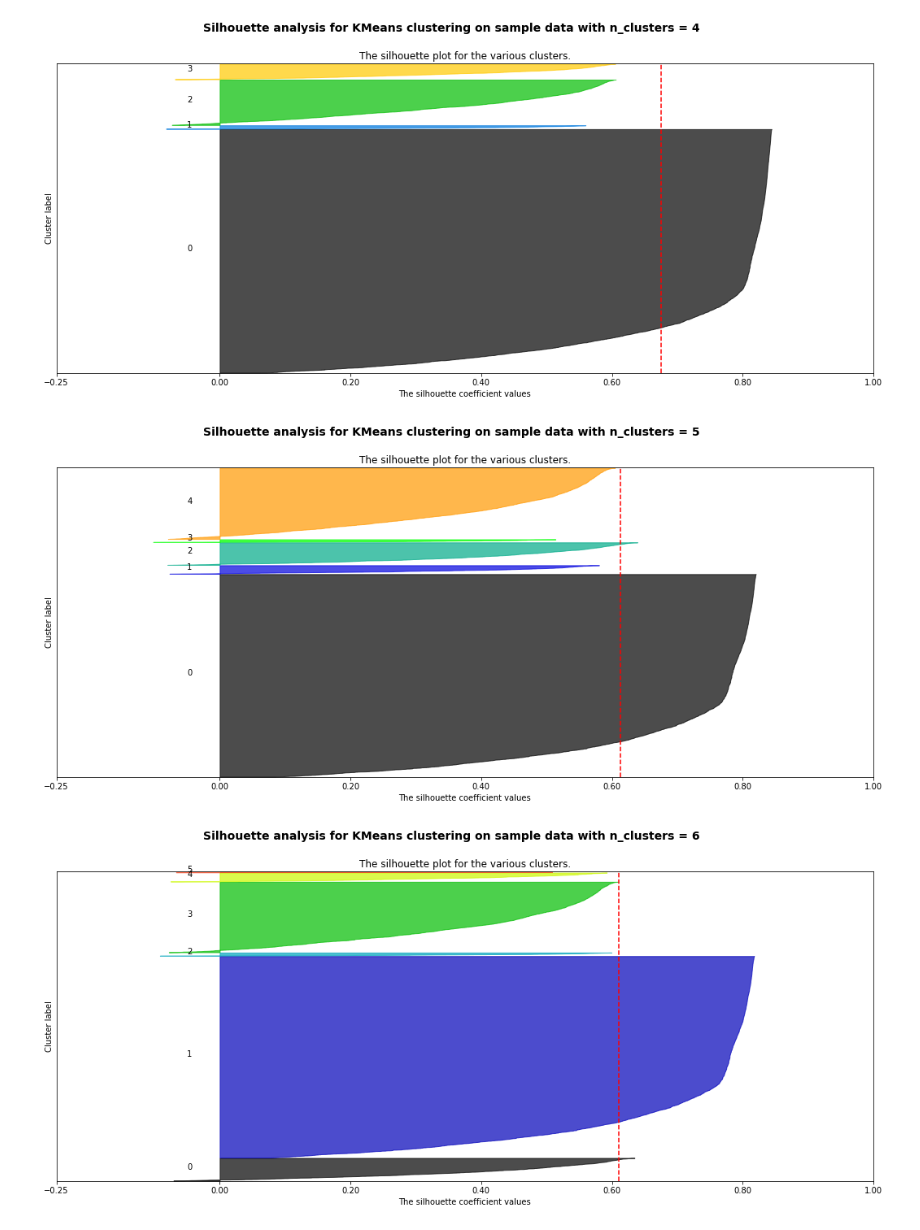
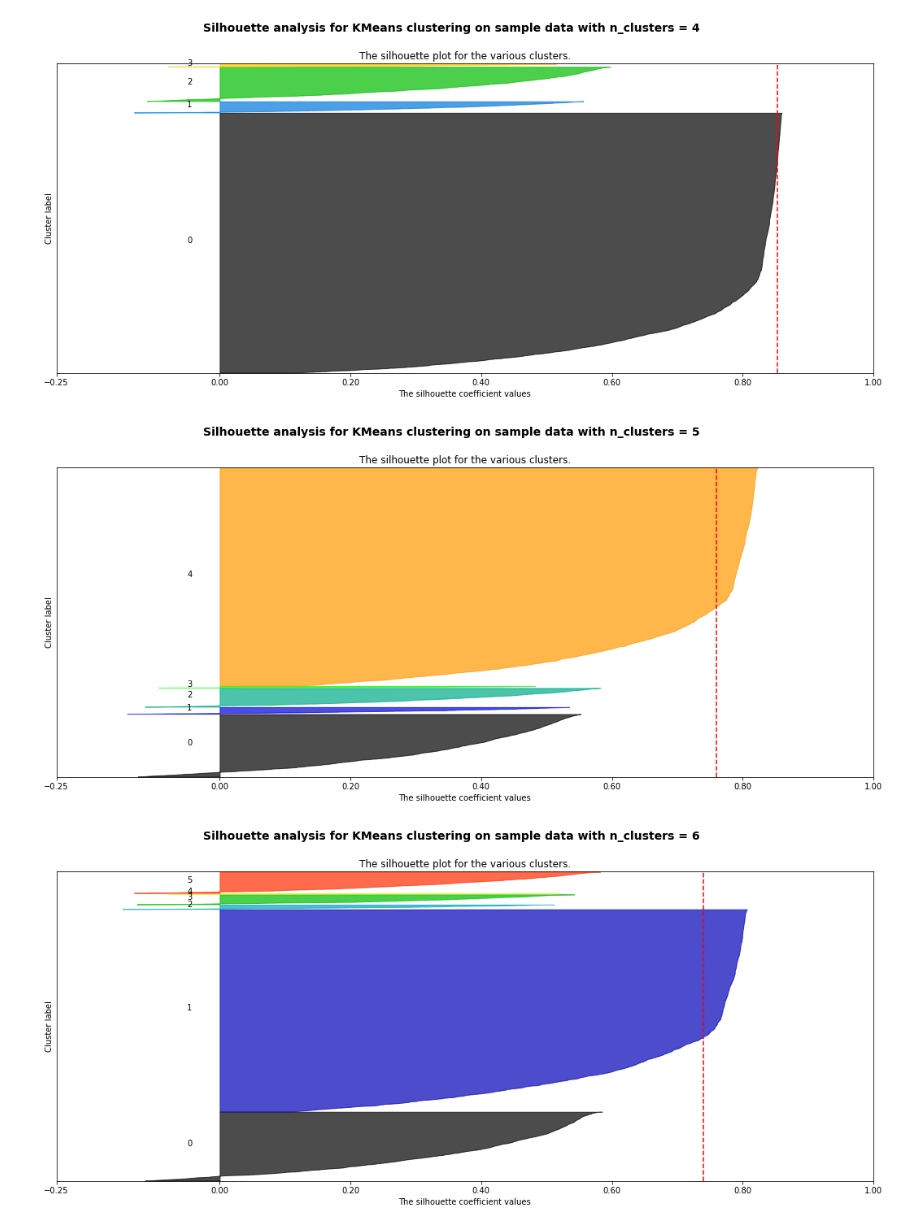
Before and after one commit to mendozamanu/milan-mobility, a Jupyter notebook: Silhouette_kmeans.ipynb, the cells around one changed output. Saved outputs shown, nothing was run; the diff lists cells and outputs as text; code cells hidden in the pictures.

Commit message:
Clustering with weekly data

```diff
--- a/Silhouette_kmeans.ipynb
+++ b/Silhouette_kmeans.ipynb
@@ -10,7 +11,7 @@ import pandas as pd
 # %%
 range_n_clusters = [2, 3, 4, 5, 6, 7, 8]
 #Monday data for full grid
-data = pd.read_csv("./classif/fullgrid/classifgridmon_callout.csv")
+data = pd.read_csv("./classif/fullgrid/classifgridwk_internet.csv")
 #pd.read_csv("./classif/20x20/classif20x20_callout.csv")
 #pd.read_csv("./classif/fullgrid/classifgridmon_callout.csv")
 X = data.iloc[:,2:26]
@@ -36,7 +37,7 @@ for n_clusters in range_n_clusters:
     # The silhouette_score gives the average value for all the samples.
     # This gives a perspective into the density and separation of the formed
     # clusters
-    silhouette_avg = silhouette_score(X, metric='cityblock', labels=cluster_labels)
+    silhouette_avg = silhouette_score(X, metric='sqeuclidean', labels=cluster_labels)
     print("For n_clusters =", n_clusters,
           "The average silhouette_score is :", silhouette_avg)
 
@@ -94,3 +95,3 @@ For n_clusters = 8 The average silhouette_score is : 0.5345337565405536
-[figure, old version]
+[figure, new version]
-[figure, old version]
+[figure, new version]
-[figure, old version]
+[figure, new version]
```
Also changed, not shown: parts of 5 cells of this notebook, 18 other files.
